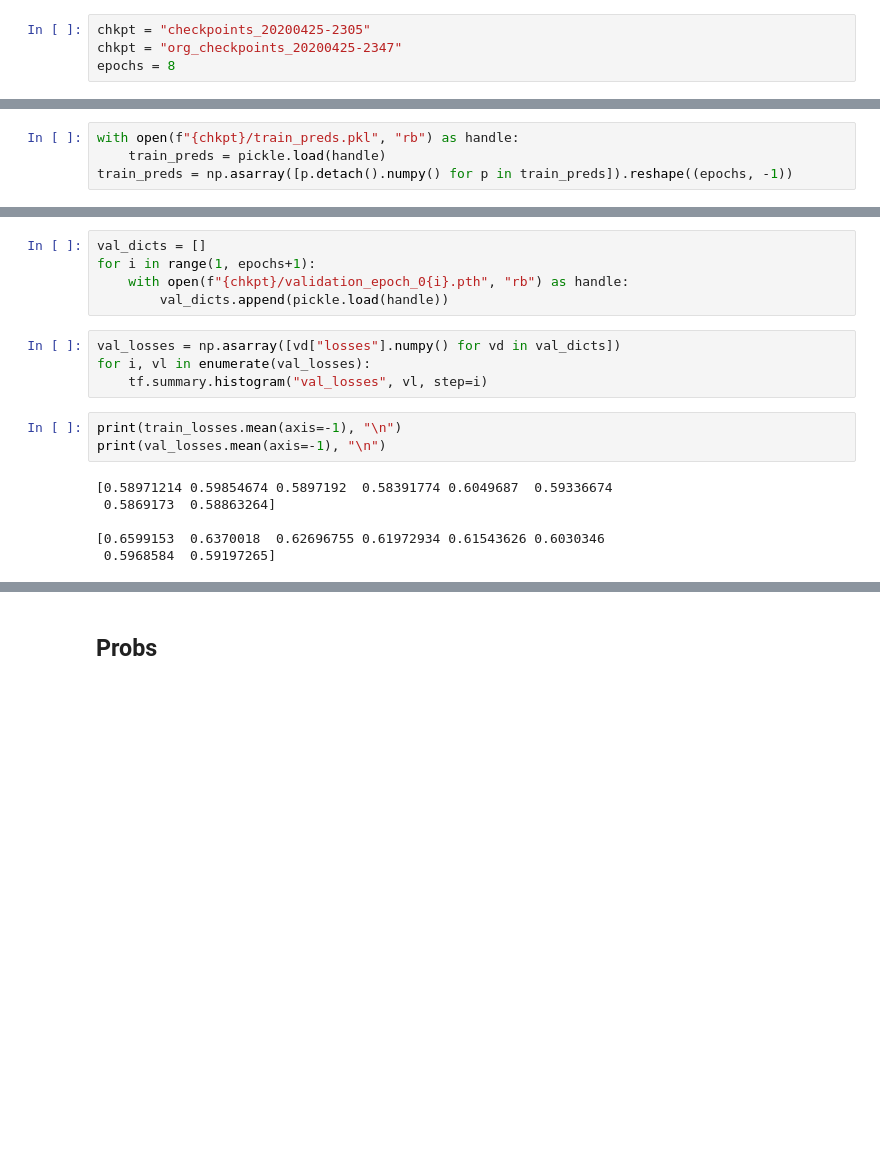
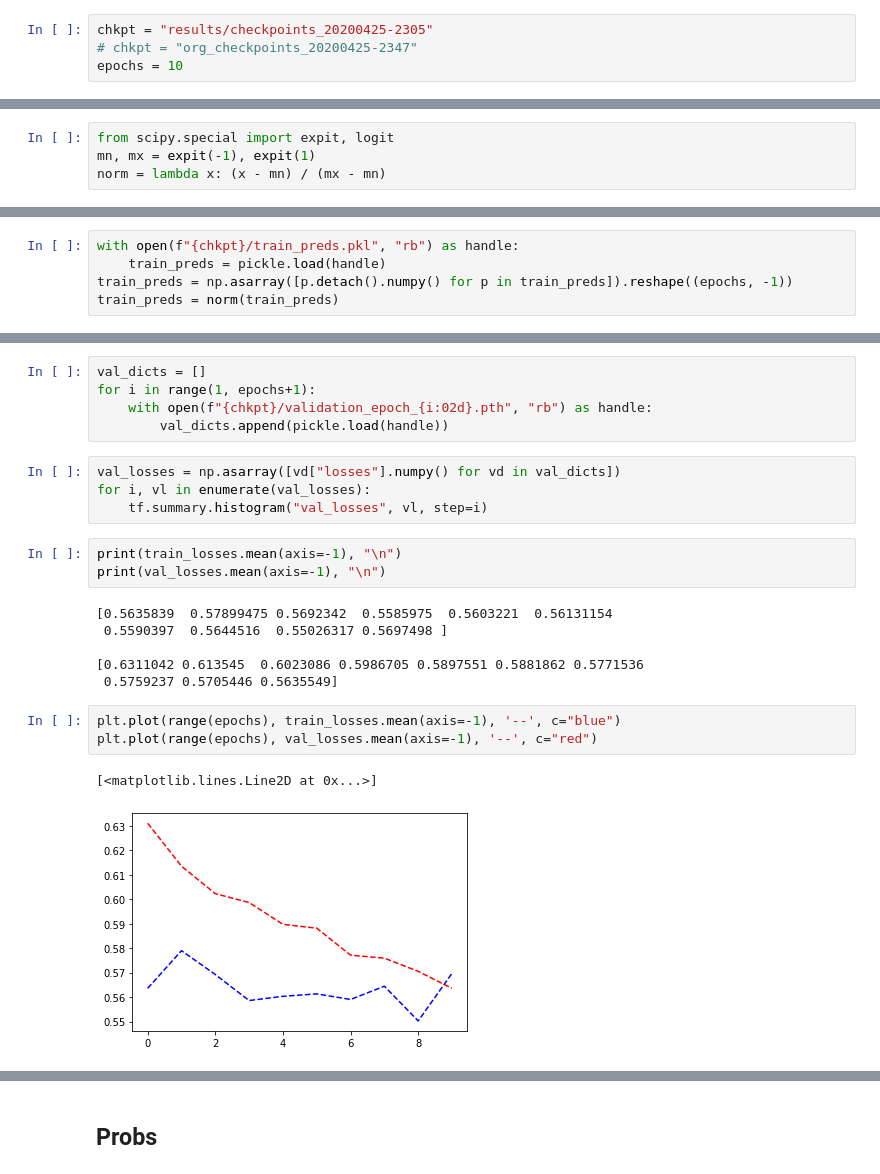
Before and after one commit to INDElab/conversationkg, a Jupyter notebook: embeddings_for_the_people/classifier_BERT/inspect_trainings.ipynb, the cells around one changed output, grey strips where cells are left out. Drawn from its saved outputs; the diff is of its cells as text; blank space fills up the shorter version.

Commit message:
experimental training

```diff
--- a/embeddings_for_the_people/classifier_BERT/inspect_trainings.ipynb
+++ b/embeddings_for_the_people/classifier_BERT/inspect_trainings.ipynb
@@ -3,13 +3,17 @@ import pickle
 import numpy as np
 import matplotlib.pyplot as plt
 # %%
-chkpt = "checkpoints_20200425-2305"
-chkpt = "org_checkpoints_20200425-2347"
-epochs = 8
+chkpt = "results/checkpoints_20200425-2305"
+# chkpt = "org_checkpoints_20200425-2347"
+epochs = 10
 # %%
 import tensorflow as tf
 file_writer = tf.summary.create_file_writer(chkpt + "/val_losses")
 file_writer.set_as_default()
+# %%
+from scipy.special import expit, logit
+mn, mx = expit(-1), expit(1)
+norm = lambda x: (x - mn) / (mx - mn)
 # %% [markdown]
 # Training
 ---
@@ -27,6 +32,7 @@ for i, tl in enumerate(train_losses):
 with open(f"{chkpt}/train_preds.pkl", "rb") as handle:
     train_preds = pickle.load(handle)
 train_preds = np.asarray([p.detach().numpy() for p in train_preds]).reshape((epochs, -1))
+train_preds = norm(train_preds)
 # %%
 for i, tp in enumerate(train_preds):
     tf.summary.histogram("train_preds", tp, step=i)
@@ -37,7 +43,7 @@ for i, tp in enumerate(train_preds):
 # %%
 val_dicts = []
 for i in range(1, epochs+1):
-    with open(f"{chkpt}/validation_epoch_0{i}.pth", "rb") as handle:
+    with open(f"{chkpt}/validation_epoch_{i:02d}.pth", "rb") as handle:
         val_dicts.append(pickle.load(handle))
 # %%
 val_losses = np.asarray([vd["losses"].numpy() for vd in val_dicts])
@@ -47,8 +53,14 @@ for i, vl in enumerate(val_losses):
 print(train_losses.mean(axis=-1), "\n")
 print(val_losses.mean(axis=-1), "\n")
 # %% [output]
-[0.58971214 0.59854674 0.5897192  0.58391774 0.6049687  0.59336674
- 0.5869173  0.58863264]
+[0.5635839  0.57899475 0.5692342  0.5585975  0.5603221  0.56131154
+ 0.5590397  0.5644516  0.55026317 0.5697498 ]
 
-[0.6599153  0.6370018  0.62696755 0.61972934 0.61543626 0.6030346
- 0.5968584  0.59197265]
+[0.6311042 0.613545  0.6023086 0.5986705 0.5897551 0.5881862 0.5771536
+ 0.5759237 0.5705446 0.5635549]
+# %%
+plt.plot(range(epochs), train_losses.mean(axis=-1), '--', c="blue")
+plt.plot(range(epochs), val_losses.mean(axis=-1), '--', c="red")
+# %% [output]
+[<matplotlib.lines.Line2D at 0x...>]
+[figure, added]
```
Also changed, not shown: parts of 7 cells of this notebook, 3 other files.
